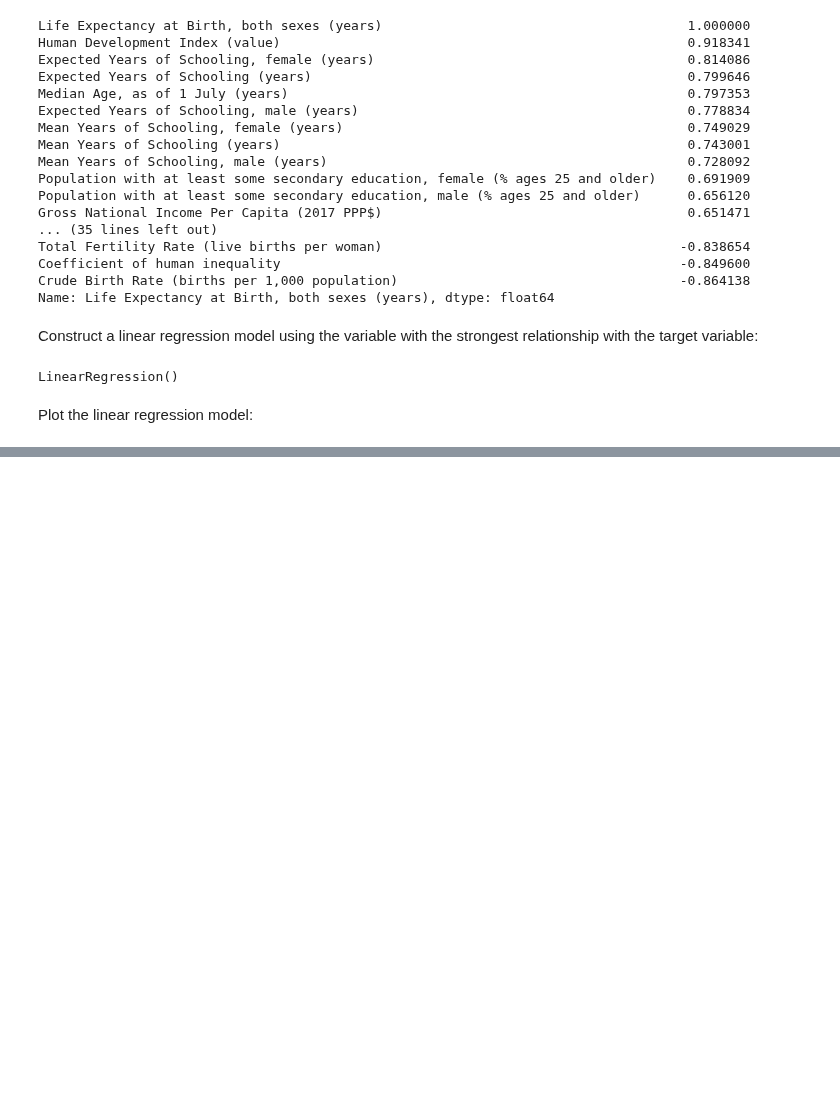
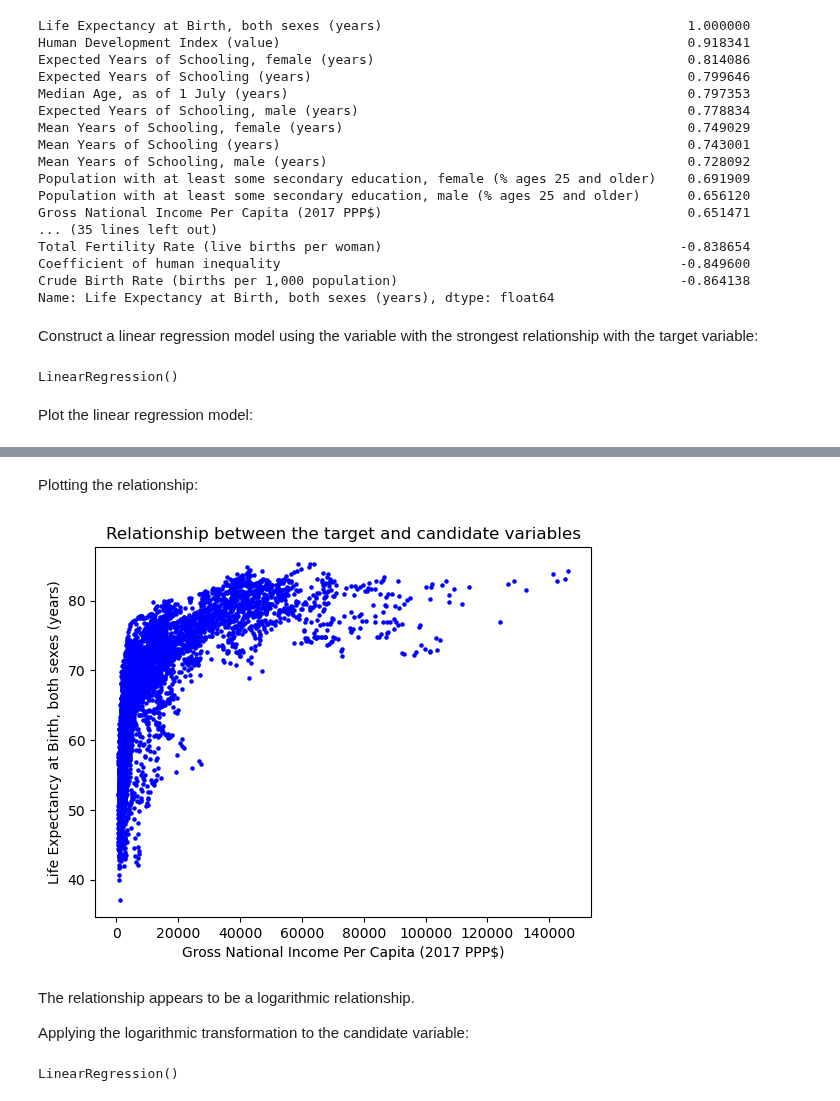
Before and after one commit to GiacomoGuidotto/DAT565, a Jupyter notebook: assignment-4/assignment-4.ipynb, the cells around one changed output, grey strips where cells are left out. Drawn from its saved outputs; the diff is of its cells as text; code cells hidden in the pictures; blank space fills up the shorter version.

```diff
--- a/assignment-4/assignment-4.ipynb
+++ b/assignment-4/assignment-4.ipynb
@@ -84,0 +121,28 @@ plt.show()
+# %% [markdown]
+Plotting the relationship:
+# %%
+candidate_variables = 'Gross National Income Per Capita (2017 PPP$)'
+
+plt.scatter(data_train[candidate_variables], data_train[target_variable], color='blue', s=5)
+plt.title('Relationship between the target and candidate variables')
+plt.xlabel(candidate_variables)
+plt.ylabel(target_variable)
+plt.show()
+# %% [output]
+[figure, added]
+# %% [markdown]
+The relationship appears to be a logarithmic relationship.
+
+Applying the logarithmic transformation to the candidate variable:
+# %%
+import numpy as np
+
+x_train = data_train[[candidate_variables]]
+y_train = data_train[target_variable]
+
+log_x_train = np.log(x_train)
+
+model = LinearRegression()
+model.fit(log_x_train, y_train)
+# %% [output]
+LinearRegression()
```
Also changed, not shown: parts of 15 cells of this notebook.
